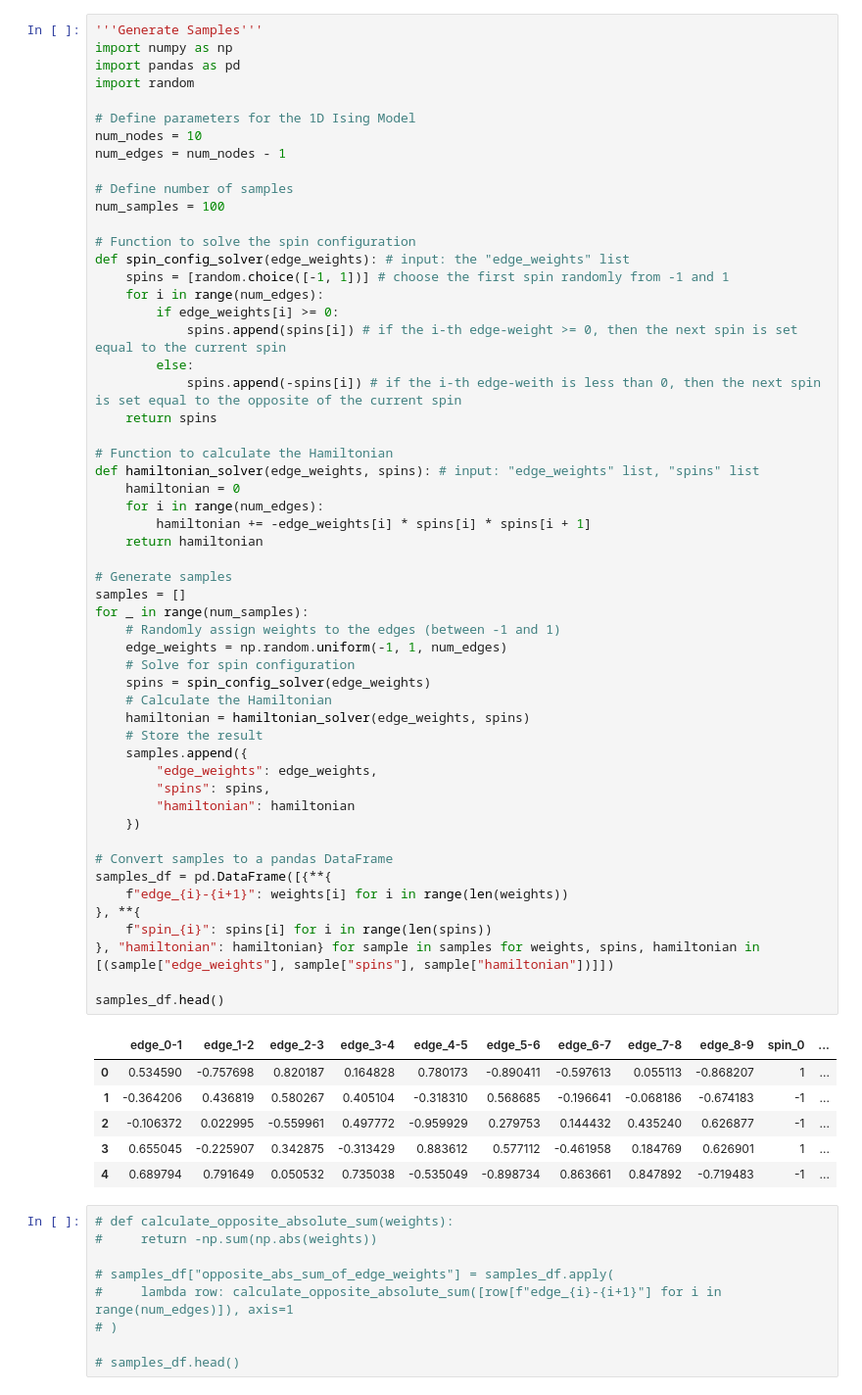
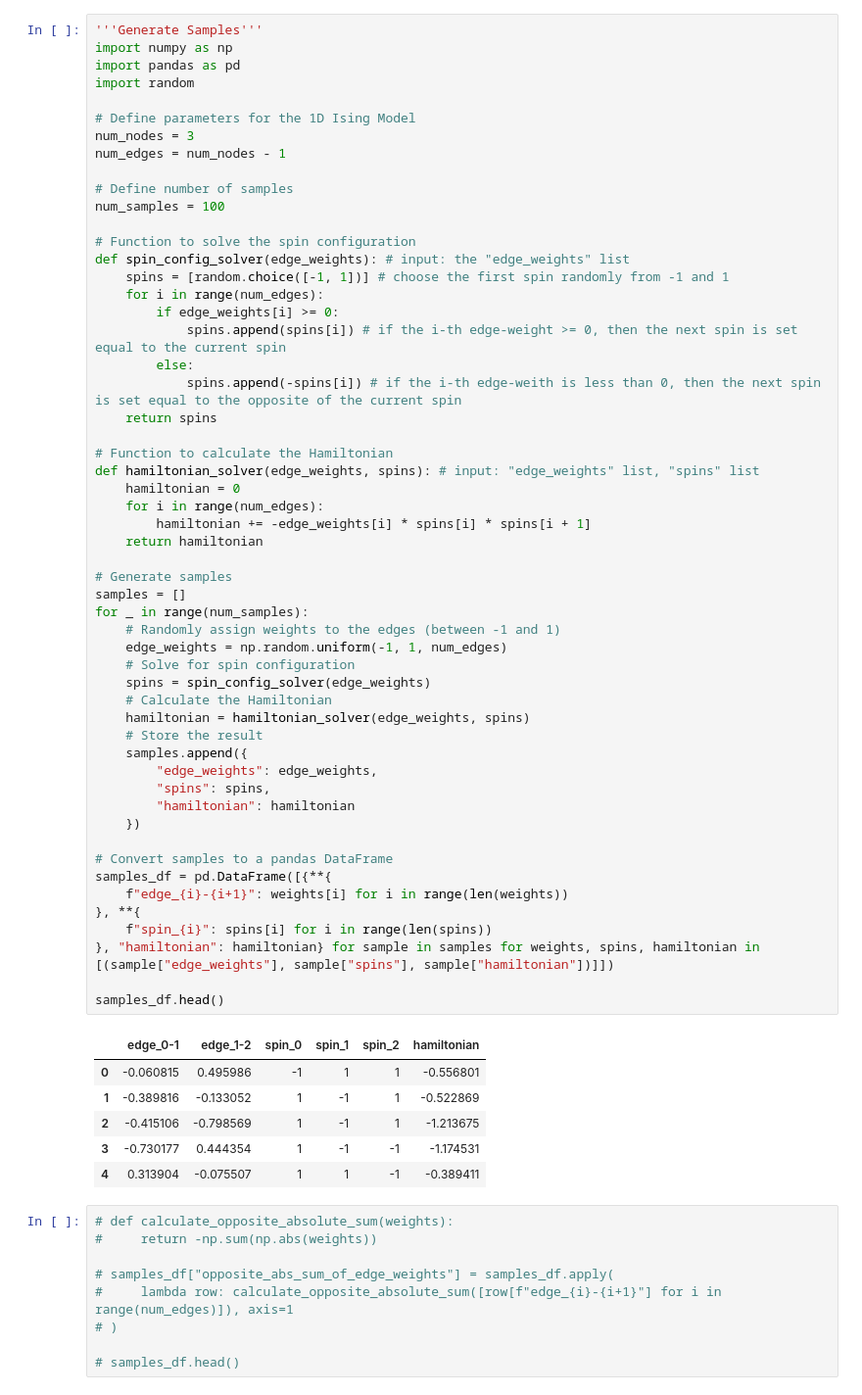
Before and after one commit to Honghui-Wu/IsingNet, a Jupyter notebook: 1d_straight/1d_straight.ipynb, the cells around one changed output. Shown: that part at 98% size. Saved outputs shown, nothing was run; the diff lists cells and outputs as text.

```diff
--- a/1d_straight/1d_straight.ipynb
+++ b/1d_straight/1d_straight.ipynb
@@ -5,7 +5,7 @@ import pandas as pd
 import random
 
 # Define parameters for the 1D Ising Model
-num_nodes = 10
+num_nodes = 3
 num_edges = num_nodes - 1
 
 # Define number of samples
@@ -26,39 +26,39 @@ def hamiltonian_solver(edge_weights, spins): # input: "edge_weights" list, "spin
     hamiltonian = 0
     for i in range(num_edges):
         hamiltonian += -edge_weights[i] * spins[i] * spins[i + 1]
     return hamiltonian
 
 # Generate samples
 samples = []
 for _ in range(num_samples):
     # Randomly assign weights to the edges (between -1 and 1)
     edge_weights = np.random.uniform(-1, 1, num_edges)
     # Solve for spin configuration
     spins = spin_config_solver(edge_weights)
     # Calculate the Hamiltonian
     hamiltonian = hamiltonian_solver(edge_weights, spins)
     # Store the result
     samples.append({
         "edge_weights": edge_weights,
         "spins": spins,
         "hamiltonian": hamiltonian
     })
 
 # Convert samples to a pandas DataFrame
 samples_df = pd.DataFrame([{**{
     f"edge_{i}-{i+1}": weights[i] for i in range(len(weights))
 }, **{
     f"spin_{i}": spins[i] for i in range(len(spins))
 }, "hamiltonian": hamiltonian} for sample in samples for weights, spins, hamiltonian in [(sample["edge_weights"], sample["spins"], sample["hamiltonian"])]])
 
 samples_df.head()
 # %% [output]
-|  | edge_0-1 | edge_1-2 | edge_2-3 | edge_3-4 | edge_4-5 | edge_5-6 | edge_6-7 | edge_7-8 | edge_8-9 | spin_0 | ... |
-| 0 | 0.534590 | -0.757698 | 0.820187 | 0.164828 | 0.780173 | -0.890411 | -0.597613 | 0.055113 | -0.868207 | 1 | ... |
-| 1 | -0.364206 | 0.436819 | 0.580267 | 0.405104 | -0.318310 | 0.568685 | -0.196641 | -0.068186 | -0.674183 | -1 | ... |
-| 2 | -0.106372 | 0.022995 | -0.559961 | 0.497772 | -0.959929 | 0.279753 | 0.144432 | 0.435240 | 0.626877 | -1 | ... |
-| 3 | 0.655045 | -0.225907 | 0.342875 | -0.313429 | 0.883612 | 0.577112 | -0.461958 | 0.184769 | 0.626901 | 1 | ... |
-| 4 | 0.689794 | 0.791649 | 0.050532 | 0.735038 | -0.535049 | -0.898734 | 0.863661 | 0.847892 | -0.719483 | -1 | ... |
+|  | edge_0-1 | edge_1-2 | spin_0 | spin_1 | spin_2 | hamiltonian |
+| 0 | -0.060815 | 0.495986 | -1 | 1 | 1 | -0.556801 |
+| 1 | -0.389816 | -0.133052 | 1 | -1 | 1 | -0.522869 |
+| 2 | -0.415106 | -0.798569 | 1 | -1 | 1 | -1.213675 |
+| 3 | -0.730177 | 0.444354 | 1 | -1 | -1 | -1.174531 |
+| 4 | 0.313904 | -0.075507 | 1 | 1 | -1 | -0.389411 |
 # %%
 # def calculate_opposite_absolute_sum(weights):
 #     return -np.sum(np.abs(weights))
```
Also changed, not shown: parts of 8 cells of this notebook, 4 other files.
